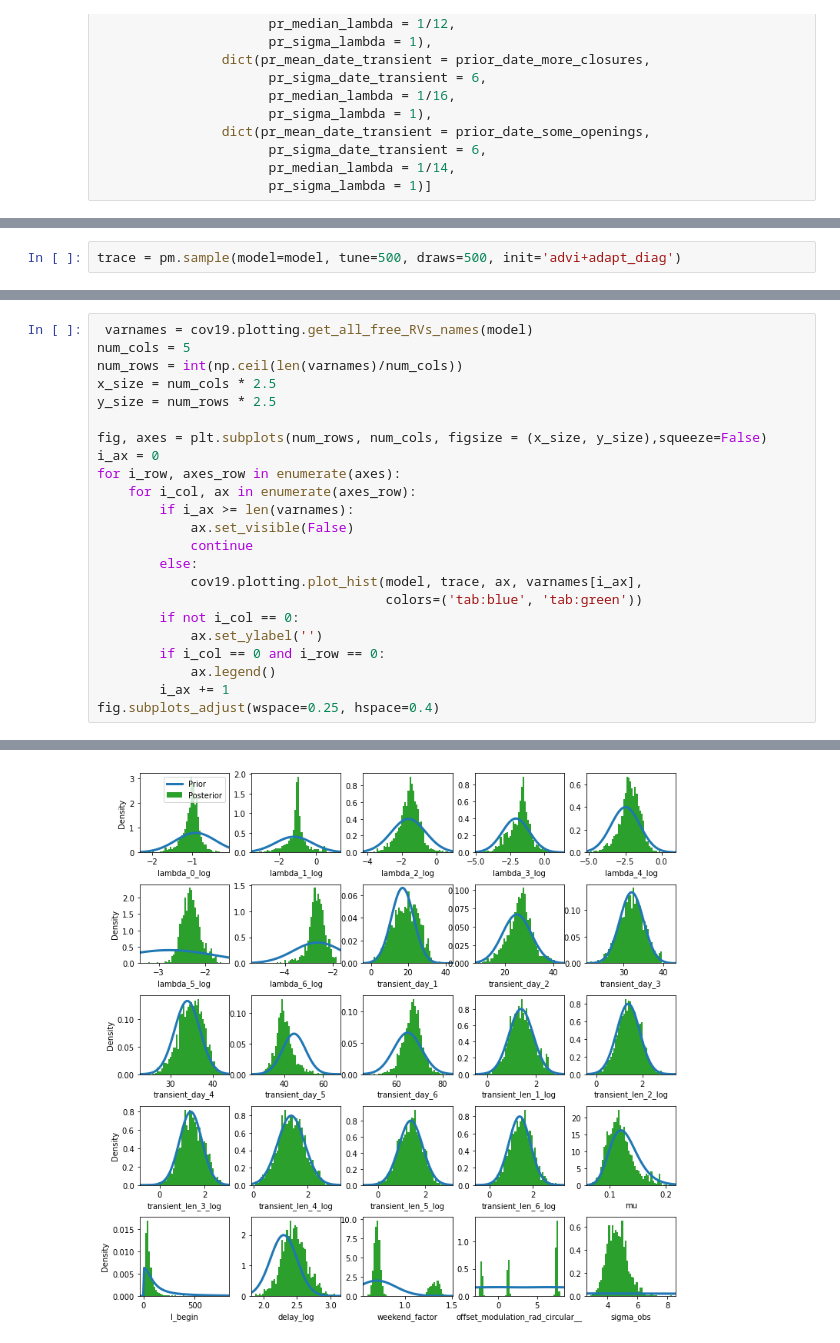
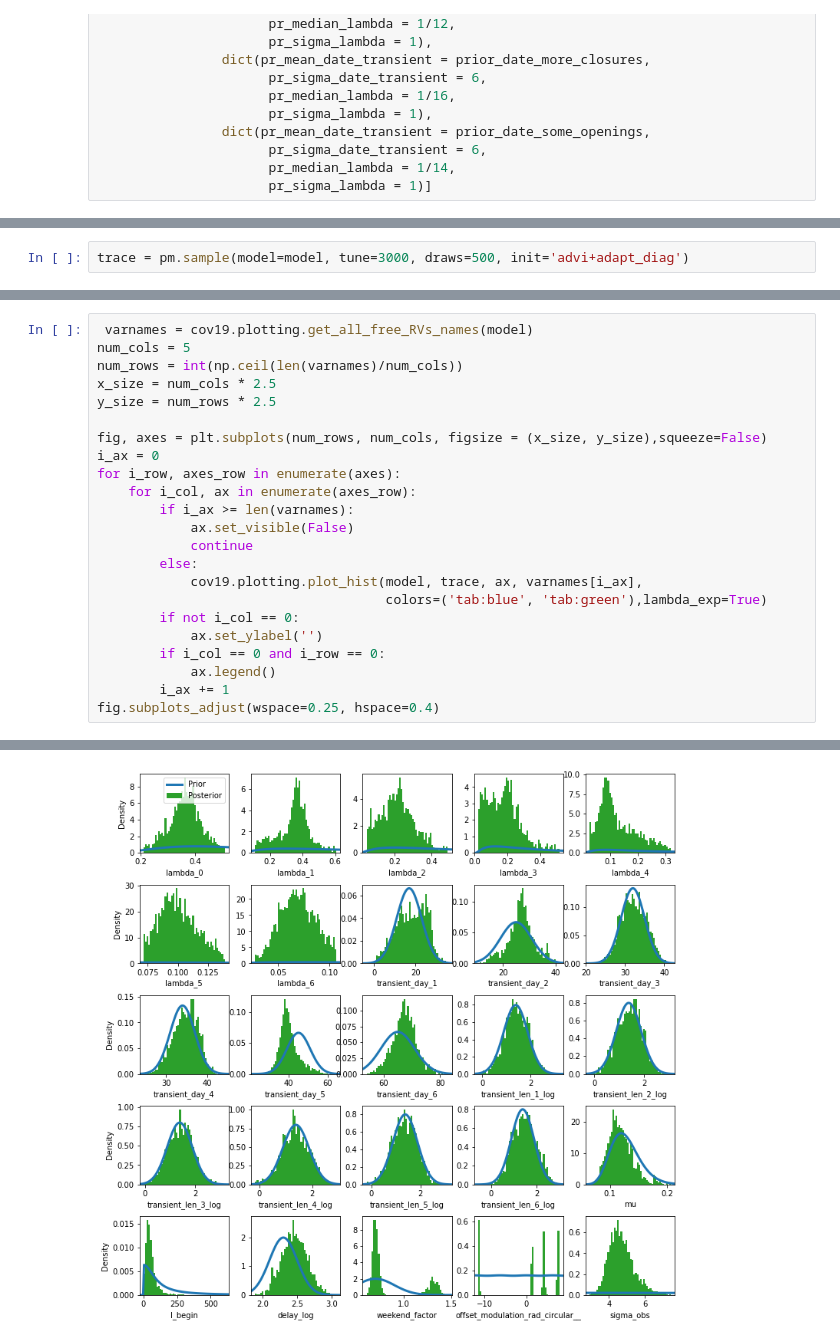
Before and after one commit to Konrad982/covid19_inference, a Jupyter notebook: scripts/Italy_JHU.ipynb, the cells around one changed output, grey strips where cells are left out. Cells and saved outputs as stored; diff of their text form.

```diff
--- a/scripts/Italy_JHU.ipynb
+++ b/scripts/Italy_JHU.ipynb
@@ -130,7 +130,7 @@ INFO     [covid19_inference.model_helper] pr_sigma_transient_len was set to defa
 INFO     [covid19_inference.model_helper] pr_median_transient_len was set to default value 4
 INFO     [covid19_inference.model_helper] pr_sigma_transient_len was set to default value 0.5
 # %%
-trace = pm.sample(model=model, tune=500, draws=500, init='advi+adapt_diag')
+trace = pm.sample(model=model, tune=3000, draws=500, init='advi+adapt_diag')
 # %% [output]
 Auto-assigning NUTS sampler...
 INFO     [pymc3] Auto-assigning NUTS sampler...
@@ -158,7 +166,7 @@ for i_row, axes_row in enumerate(axes):
             continue
         else:
             cov19.plotting.plot_hist(model, trace, ax, varnames[i_ax],
-                                     colors=('tab:blue', 'tab:green'))
+                                     colors=('tab:blue', 'tab:green'),lambda_exp=True)
         if not i_col == 0:
             ax.set_ylabel('')
         if i_col == 0 and i_row == 0:
@@ -169 +184 @@ fig.subplots_adjust(wspace=0.25, hspace=0.4)
-[figure, old version]
+[figure, new version]
```
Also changed, not shown: parts of 4 cells of this notebook.
